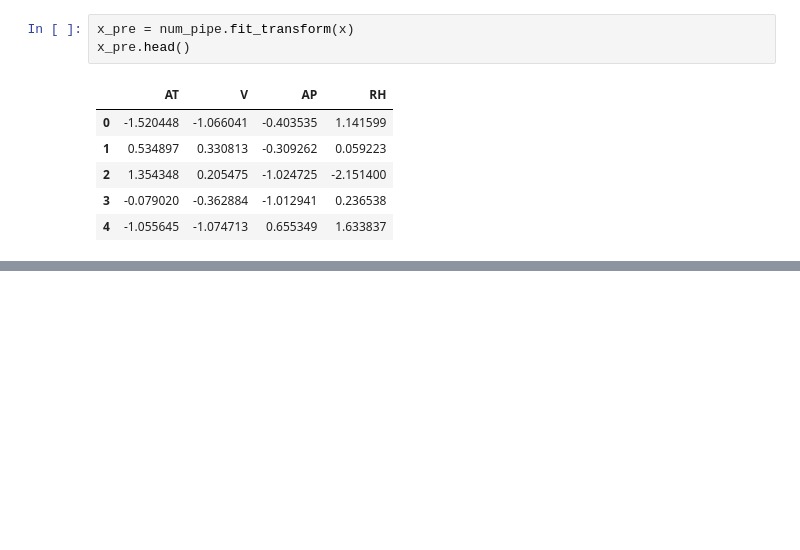
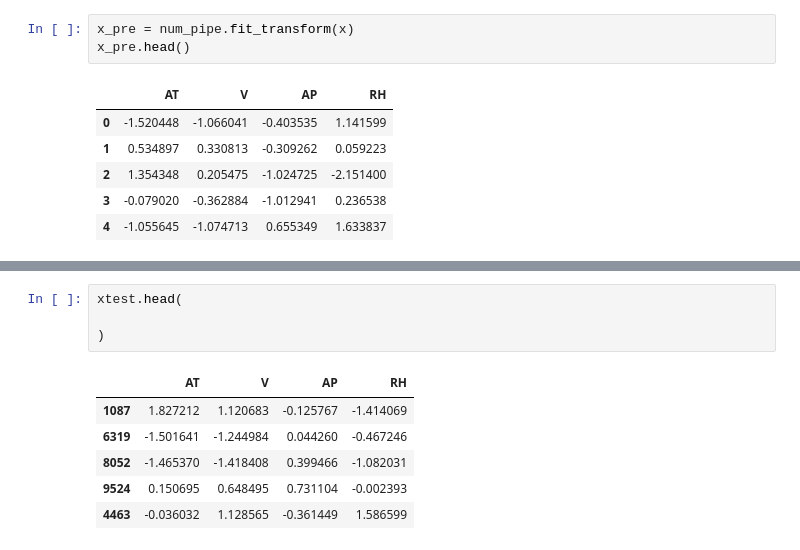
Before and after one commit to Sid-2862/Deep-Learning, a Jupyter notebook: Regression_with_Keras.ipynb, the cells around one changed output, grey strips where cells are left out. Saved outputs shown, nothing was run; the diff lists cells and outputs as text; blank space fills up the shorter version.

```diff
--- a/Regression_with_Keras.ipynb
+++ b/Regression_with_Keras.ipynb
@@ -110,0 +125,11 @@ x_pre.head()
+# %%
+xtest.head(
+
+)
+# %% [output]
+|  | AT | V | AP | RH |
+| 1087 | 1.827212 | 1.120683 | -0.125767 | -1.414069 |
+| 6319 | -1.501641 | -1.244984 | 0.044260 | -0.467246 |
+| 8052 | -1.465370 | -1.418408 | 0.399466 | -1.082031 |
+| 9524 | 0.150695 | 0.648495 | 0.731104 | -0.002393 |
+| 4463 | -0.036032 | 1.128565 | -0.361449 | 1.586599 |
```
Also changed, not shown: parts of 36 cells of this notebook.
